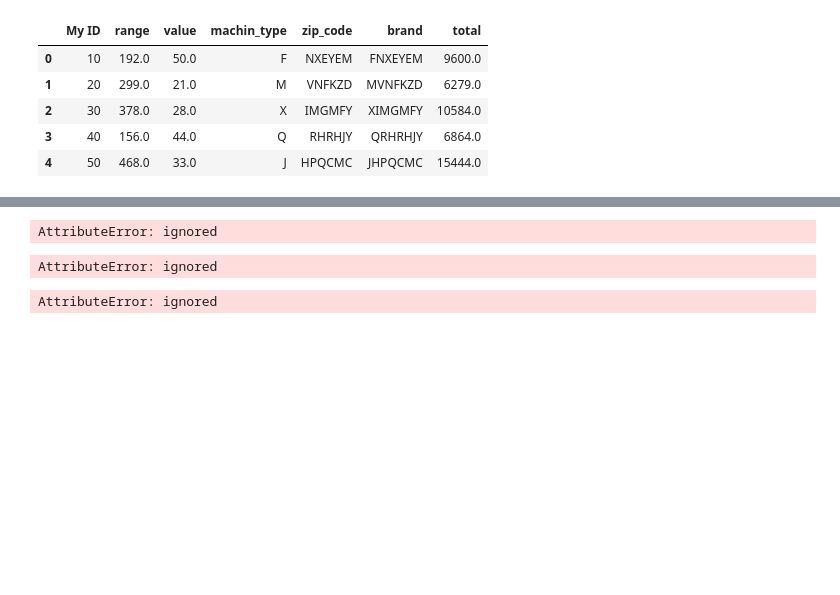
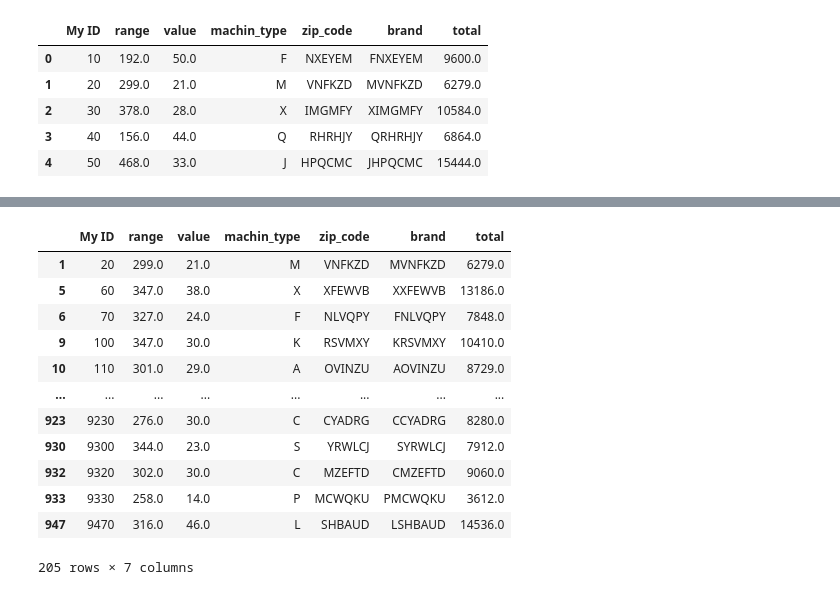
Before and after one commit to Ravkeerat02/comp3122_labs, a Jupyter notebook: Assignment3.ipynb, the cells around one changed output, grey strips where cells are left out. Saved outputs shown, nothing was run; the diff lists cells and outputs as text; code cells hidden in the pictures; blank space fills up the shorter version.

Commit message:
Range Fixed

```diff
--- a/Assignment3.ipynb
+++ b/Assignment3.ipynb
@@ -240,7 +240,11 @@ DF.head()
 | 4 | 50 | 468.0 | 33.0 | J | HPQCMC | JHPQCMC | 15444.0 |
 # %%
 #Deleting specific columns
-DF.drop(['brand','total'],axis=1,inplace=True)
+# DF.drop(['brand','total'],axis=1, inplace=True)
+# DF.drop(columns=DF.columns['brand'],inplace = true)
+
+# DF.drop(["brand","total"],axis=1,inplace=True)
 # %%
 #Deletings rows
-DF = DF.drop([3,5],axis=0,inplace=True)
+# DF.drop([3,5],axis=0,inplace=True)
+# DF.head()
@@ -251,6 +253,4 @@ AttributeError: ignored
 # %%
 #sort values in ascending order
-# DF.value.sort_values(ascending=True)
-DF.value.sort(ascending=True)
+# # DF.value.sort_values(ascending=True)
+# DF = DF.sort_values(by='value').reset_index(drop=True)
-# %% [output]
-AttributeError: ignored
@@ -257,9 +260,21 @@ AttributeError: ignored
 # %%
-DF.sort_values(by=['value'],ascending=True)
+# DF.sort_values(by=['value'],ascending=True,inpalce=True)
-# %% [output]
-AttributeError: ignored
 # %%
-DF.sort_values(by=['value'],ascending=True,inpalce=True)
+# DF.sort_values(by=['range','value'],ascending=[True,False])
-# %% [output]
-AttributeError: ignored
+# %%
+DF[DF['range'].between(250,350)]
+# %% [output]
+|  | My ID | range | value | machin_type | zip_code | brand | total |
+| 1 | 20 | 299.0 | 21.0 | M | VNFKZD | MVNFKZD | 6279.0 |
+| 5 | 60 | 347.0 | 38.0 | X | XFEWVB | XXFEWVB | 13186.0 |
+| 6 | 70 | 327.0 | 24.0 | F | NLVQPY | FNLVQPY | 7848.0 |
+| 9 | 100 | 347.0 | 30.0 | K | RSVMXY | KRSVMXY | 10410.0 |
+| 10 | 110 | 301.0 | 29.0 | A | OVINZU | AOVINZU | 8729.0 |
+| ... | ... | ... | ... | ... | ... | ... | ... |
+| 923 | 9230 | 276.0 | 30.0 | C | CYADRG | CCYADRG | 8280.0 |
+| 930 | 9300 | 344.0 | 23.0 | S | YRWLCJ | SYRWLCJ | 7912.0 |
+| 932 | 9320 | 302.0 | 30.0 | C | MZEFTD | CMZEFTD | 9060.0 |
+| 933 | 9330 | 258.0 | 14.0 | P | MCWQKU | PMCWQKU | 3612.0 |
+| 947 | 9470 | 316.0 | 46.0 | L | SHBAUD | LSHBAUD | 14536.0 |
+205 rows × 7 columns
 # %%
```
Also changed, not shown: parts of 13 cells of this notebook.
